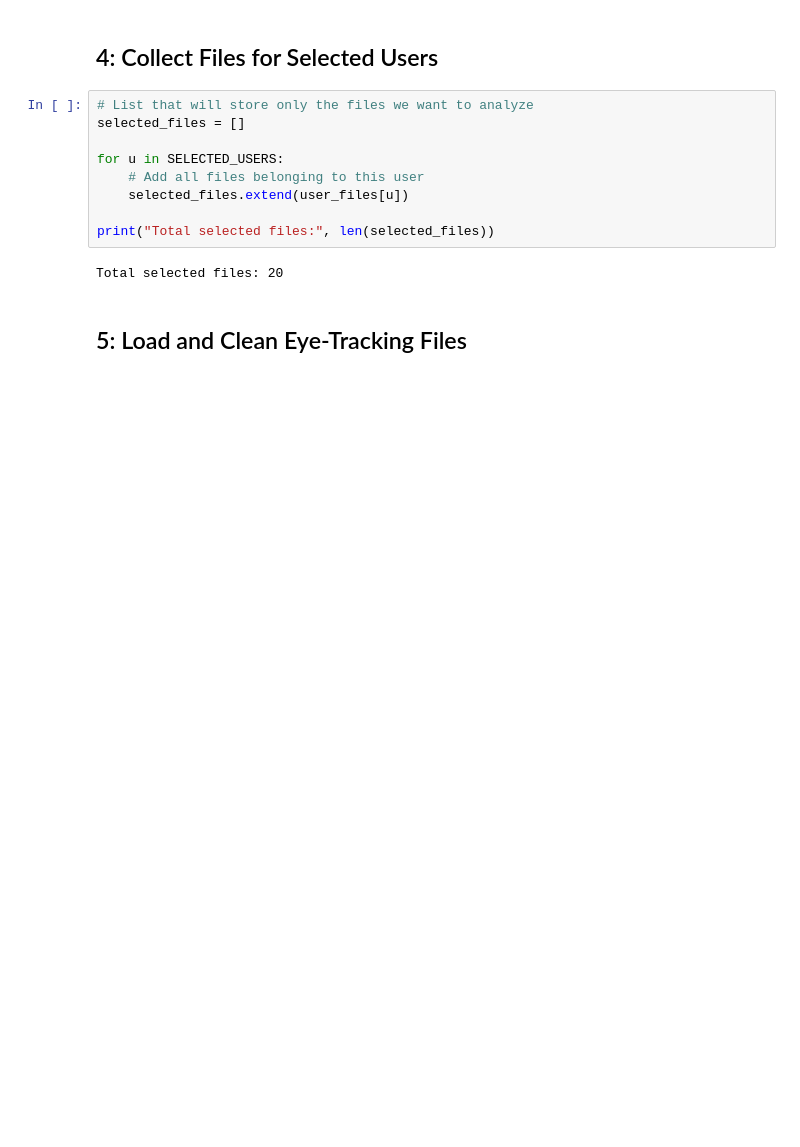
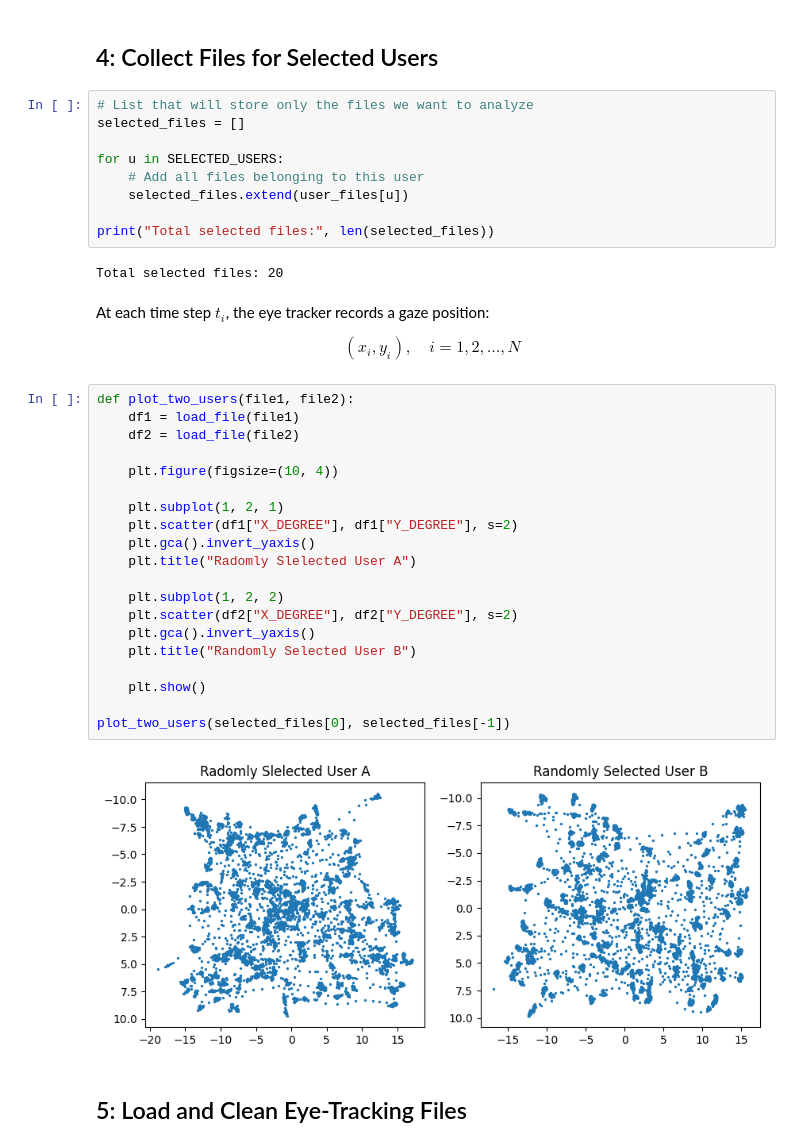
Before and after one commit to SammyGIS/hpc-ml-course, a Jupyter notebook: Lessons/3. Feature Engineering/feature enginerring.ipynb, the cells around one changed output. Drawn from its saved outputs; the diff is of its cells as text; blank space fills up the shorter version.

```diff
--- a/Lessons/3. Feature Engineering/feature enginerring.ipynb
+++ b/Lessons/3. Feature Engineering/feature enginerring.ipynb
@@ -79,6 +79,34 @@ for u in SELECTED_USERS:
 print("Total selected files:", len(selected_files))
 # %% [output]
 Total selected files: 20
+# %% [markdown]
+At each time step $t_i$, the eye tracker records a gaze position:
+
+$$
+(x_i, y_i), \quad i = 1,2,\dots,N
+$$
+# %%
+def plot_two_users(file1, file2):
+    df1 = load_file(file1)
+    df2 = load_file(file2)
+
+    plt.figure(figsize=(10, 4))
+
+    plt.subplot(1, 2, 1)
+    plt.scatter(df1["X_DEGREE"], df1["Y_DEGREE"], s=2)
+    plt.gca().invert_yaxis()
+    plt.title("Radomly Slelected User A")
+
+    plt.subplot(1, 2, 2)
+    plt.scatter(df2["X_DEGREE"], df2["Y_DEGREE"], s=2)
+    plt.gca().invert_yaxis()
+    plt.title("Randomly Selected User B")
+
+    plt.show()
+
+plot_two_users(selected_files[0], selected_files[-1])
+# %% [output]
+[figure, added]
 # %% [markdown]
 ## 5: Load and Clean Eye-Tracking Files
 # %%
```
Also changed, not shown: parts of 11 cells of this notebook, 3 other files.
